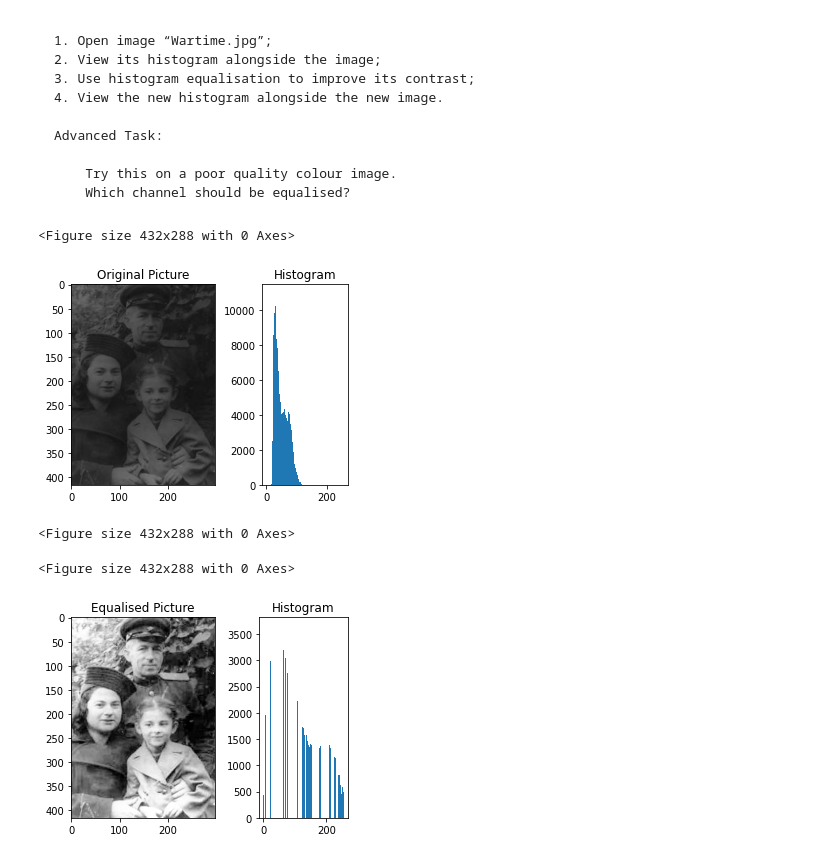
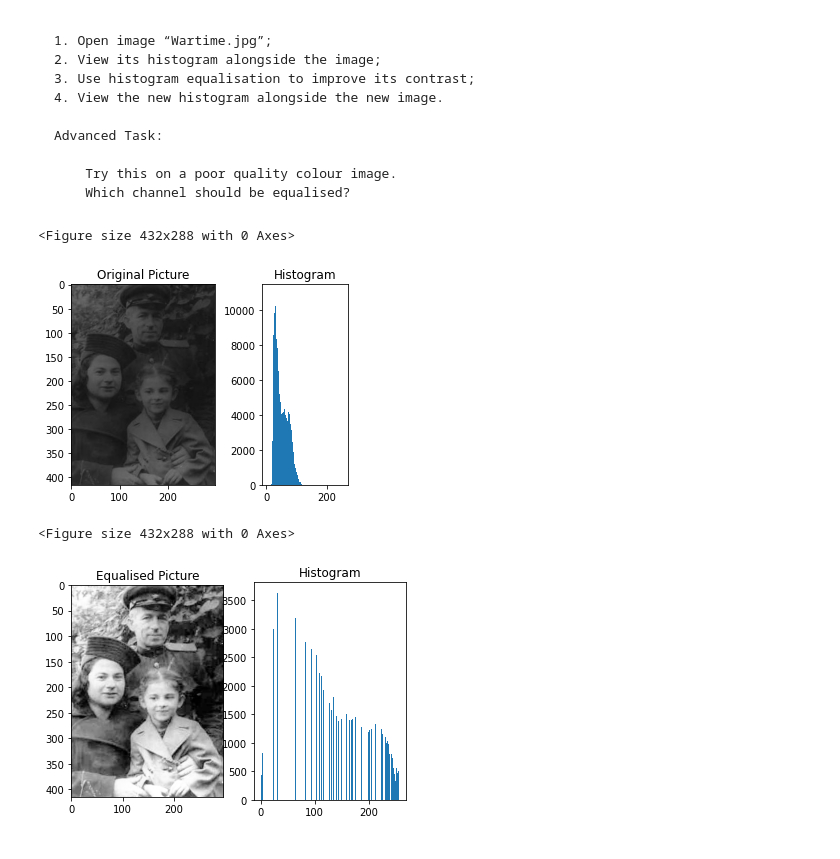
Before and after one commit to xiaomaomi7/Task_IP, a Jupyter notebook: Transformation Task 1.ipynb, the cells around one changed output. Drawn from its saved outputs; the diff is of its cells as text; code cells hidden in the pictures.

```diff
--- a/Transformation Task 1.ipynb
+++ b/Transformation Task 1.ipynb
@@ -41,34 +41,33 @@ plt.imshow(I)
 
 fig.add_subplot(122)
 plt.title('Histogram')
 plt.hist(Values, bins = 256, range = [0,256])
 
 fig.tight_layout(w_pad=20)
 plt.show()
 
 
 #3. Use histogram equalisation to improve its contrast;
 
 H = cv2.equalizeHist(I_Grey) # To equalise a historgram
 
 #4. View the new histogram alongside the new image.
 Values = H.ravel() #pixel values is unravelled from matrix form to 1D array
 plt.set_cmap('gray')
 fig1 = plt.figure()
 
-fig1 = plt.figure(121)
+fig1.add_subplot(121)
 plt.title('Equalised Picture')
 plt.imshow(H)
 
 fig1.add_subplot(122)
 plt.title('Histogram')
 plt.hist(Values, bins = 256, range = [0,256])
 
-fig1.tight_layout(w_pad=20)
+#fig1.tight_layout(w_pad=20)
 plt.show()
 # %% [output]
 <Figure size 432x288 with 0 Axes>
 [figure]
 <Figure size 432x288 with 0 Axes>
-<Figure size 432x288 with 0 Axes>
-[figure, old version]
+[figure, new version]
```
Also changed, not shown: 2 other files.
